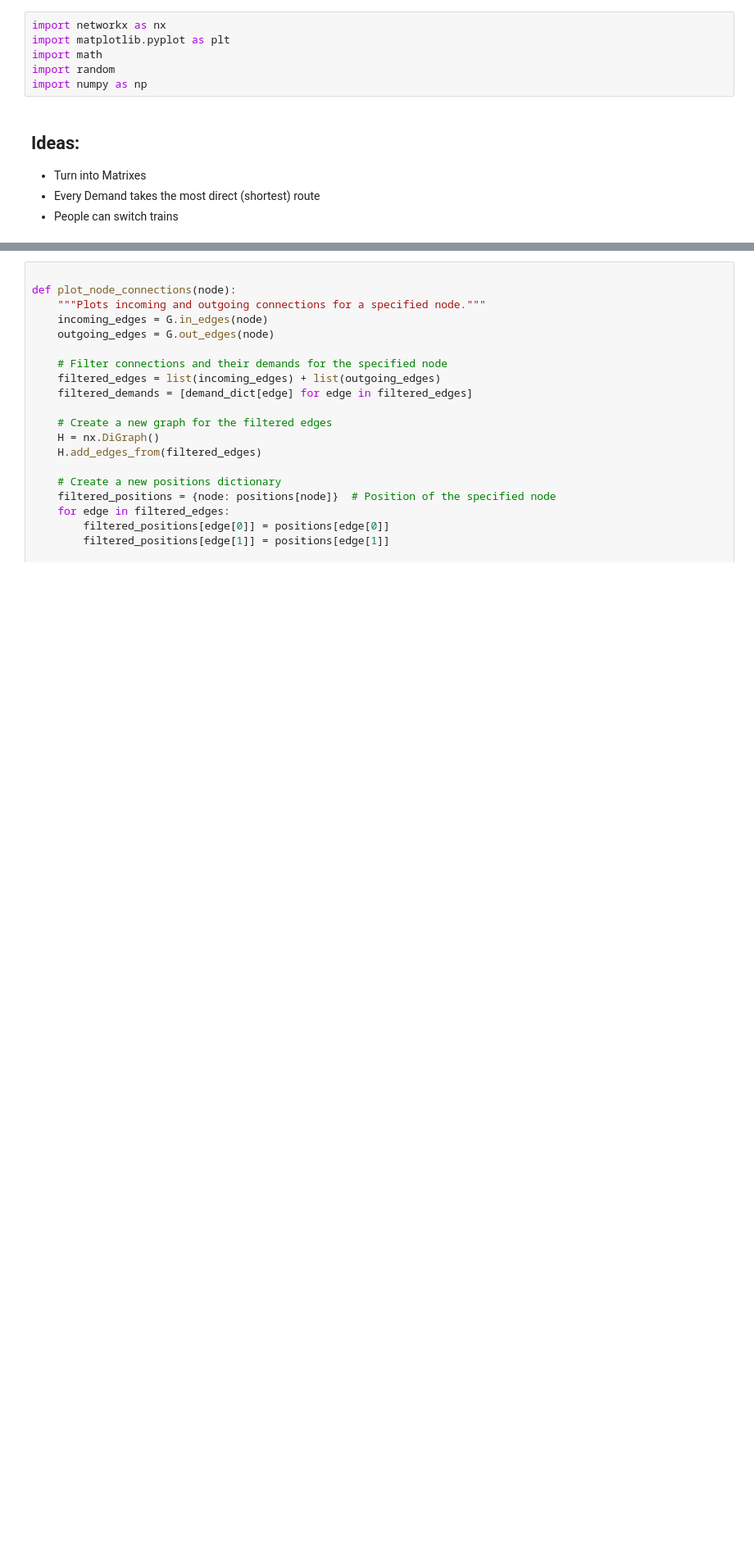
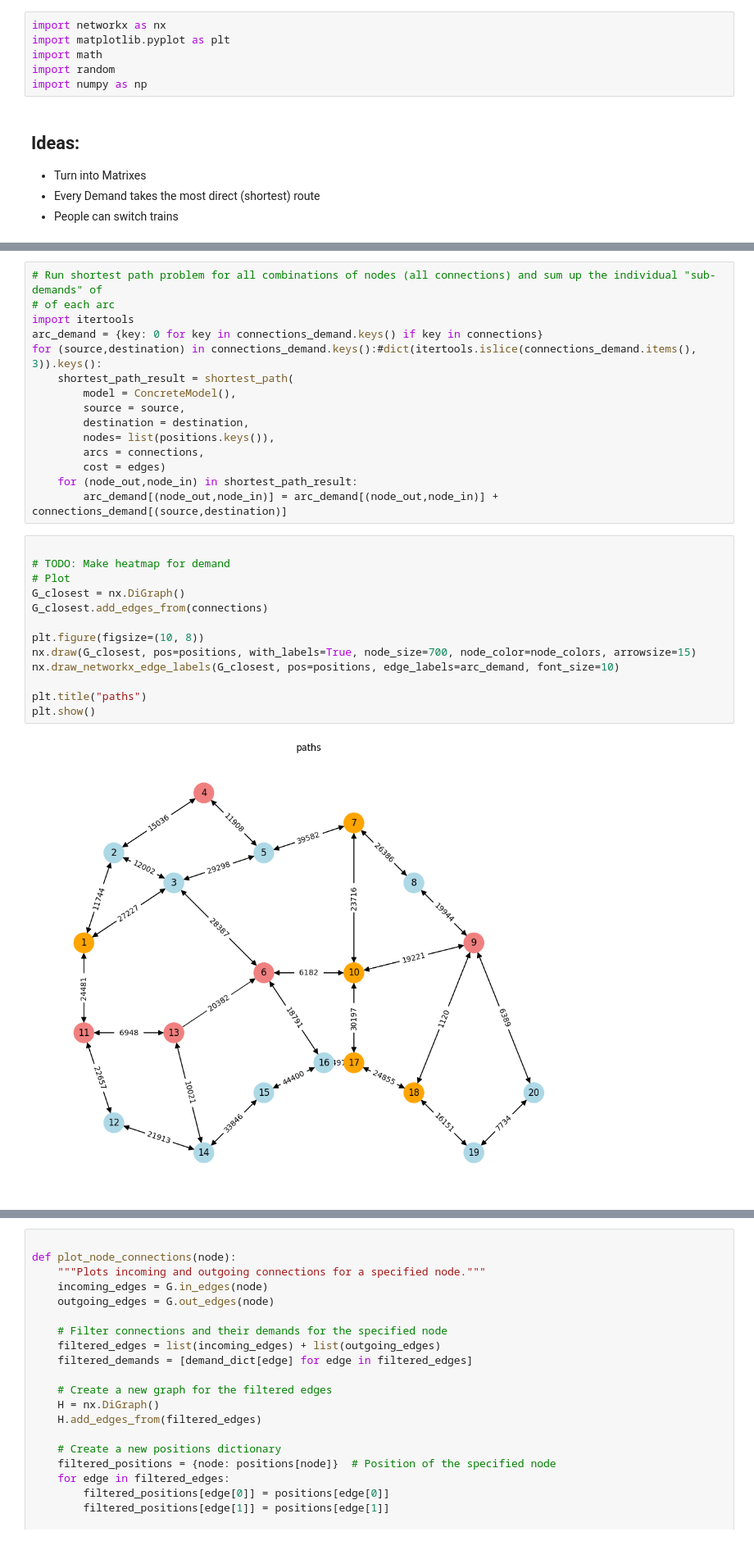
Before and after one commit to schmeti/uc3m_optimization_project, a Jupyter notebook: main.ipynb, the cells around one changed output, grey strips where cells are left out. Shown: that part at 82% size. Drawn from its saved outputs; the diff is of its cells as text; blank space fills up the shorter version.

```diff
--- a/main.ipynb
+++ b/main.ipynb
@@ -551,0 +253,30 @@ Route (10, 9): 0.0
+# %%
+# Run shortest path problem for all combinations of nodes (all connections) and sum up the individual "sub-demands" of
+# of each arc
+import itertools
+arc_demand = {key: 0 for key in connections_demand.keys() if key in connections}
+for (source,destination) in connections_demand.keys():#dict(itertools.islice(connections_demand.items(), 3)).keys():
+    shortest_path_result = shortest_path(
+        model = ConcreteModel(),
+        source = source,
+        destination = destination,
+        nodes= list(positions.keys()),
+        arcs = connections,
+        cost = edges)
+    for (node_out,node_in) in shortest_path_result:
+        arc_demand[(node_out,node_in)] = arc_demand[(node_out,node_in)] + connections_demand[(source,destination)]
+# %%
+
+# TODO: Make heatmap for demand
+# Plot
+G_closest = nx.DiGraph()
+G_closest.add_edges_from(connections)
+
+plt.figure(figsize=(10, 8))
+nx.draw(G_closest, pos=positions, with_labels=True, node_size=700, node_color=node_colors, arrowsize=15)
+nx.draw_networkx_edge_labels(G_closest, pos=positions, edge_labels=arc_demand, font_size=10)
+
+plt.title("paths")
+plt.show()
+# %% [output]
+[figure, added]
```
Also changed, not shown: parts of 26 cells of this notebook, 1 other file.
